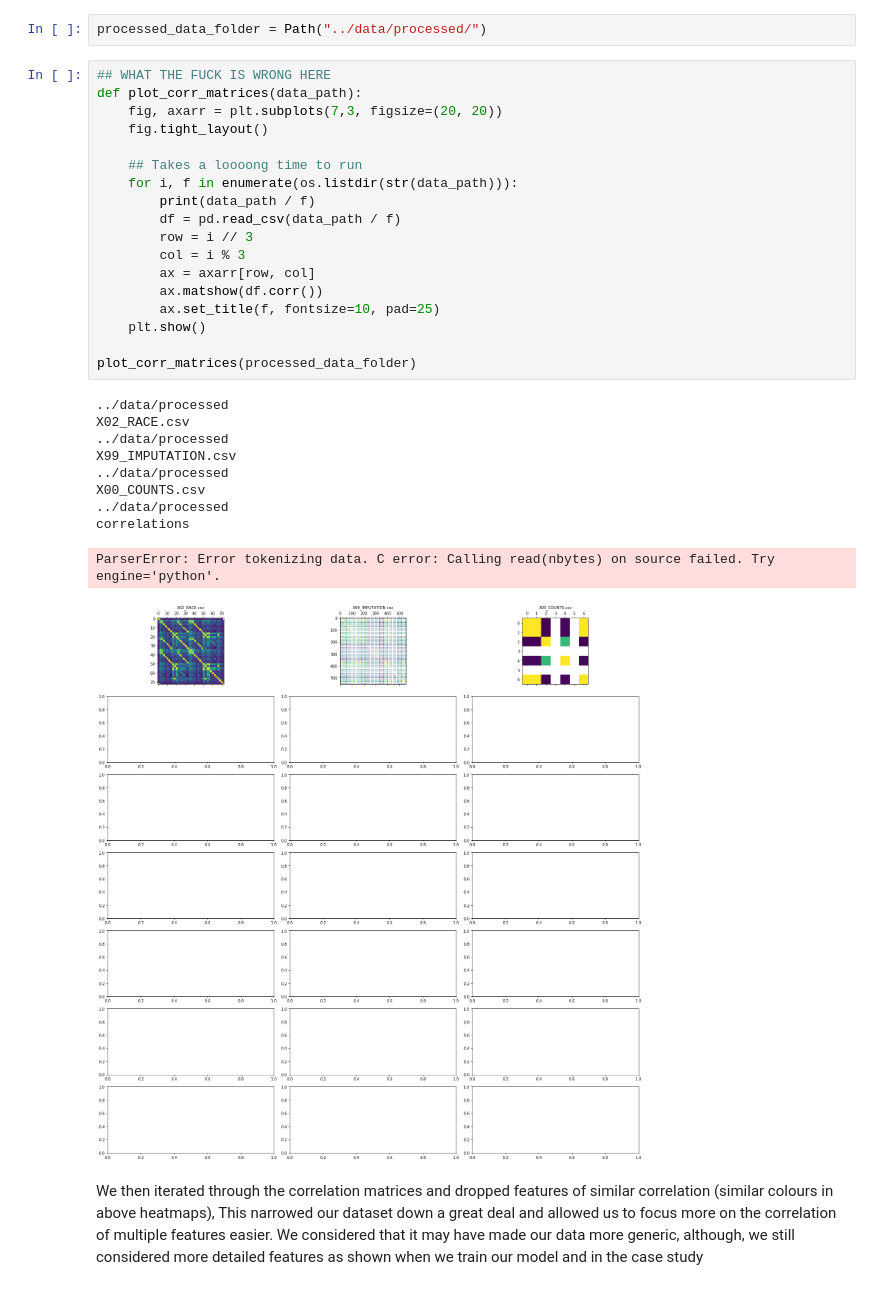
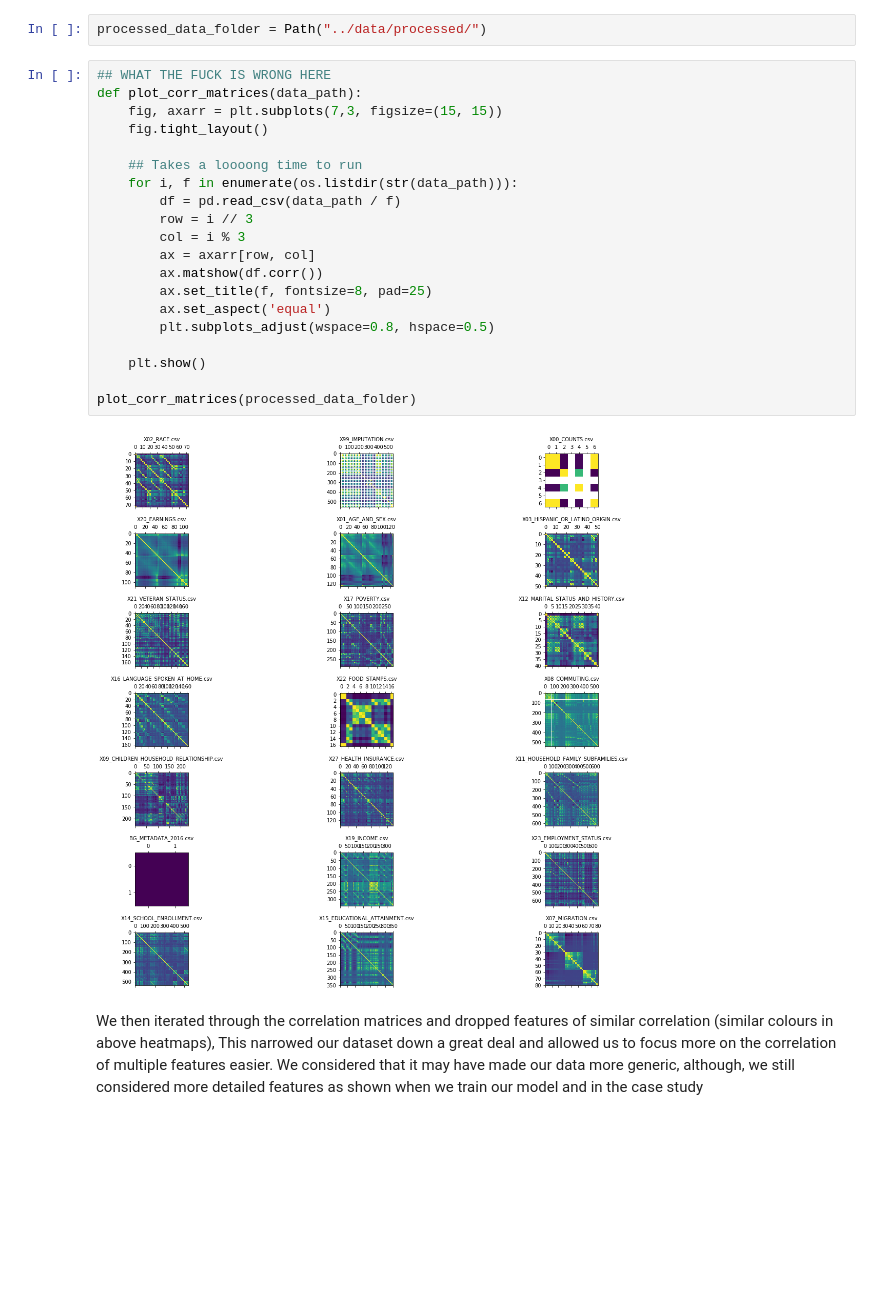
Before and after one commit to Tiger-Cross/AIHack18, a Jupyter notebook: notebooks/report.ipynb, the cells around one changed output. Saved outputs shown, nothing was run; the diff lists cells and outputs as text; blank space fills up the shorter version.

```diff
--- a/notebooks/report.ipynb
+++ b/notebooks/report.ipynb
@@ -241,32 +241,25 @@ processed_data_folder = Path("../data/processed/")
 # %%
 ## WHAT THE FUCK IS WRONG HERE
 def plot_corr_matrices(data_path):
-    fig, axarr = plt.subplots(7,3, figsize=(20, 20))
+    fig, axarr = plt.subplots(7,3, figsize=(15, 15))
     fig.tight_layout()
 
     ## Takes a loooong time to run
     for i, f in enumerate(os.listdir(str(data_path))):
-        print(data_path / f)
         df = pd.read_csv(data_path / f)
         row = i // 3
         col = i % 3
         ax = axarr[row, col]
         ax.matshow(df.corr())
-        ax.set_title(f, fontsize=10, pad=25)
+        ax.set_title(f, fontsize=8, pad=25)
+        ax.set_aspect('equal')
+        plt.subplots_adjust(wspace=0.8, hspace=0.5)
+
     plt.show()
 
 plot_corr_matrices(processed_data_folder)
 # %% [output]
-../data/processed
-X02_RACE.csv
-../data/processed
-X99_IMPUTATION.csv
-../data/processed
-X00_COUNTS.csv
-../data/processed
-correlations
-ParserError: Error tokenizing data. C error: Calling read(nbytes) on source failed. Try engine='python'.
-[figure, old version]
+[figure, new version]
 # %% [markdown]
 We then iterated through the correlation matrices and dropped features of similar correlation (similar colours in above heatmaps), This narrowed our dataset down a great deal and allowed us to focus more on the correlation of multiple features easier. We considered that it may have made our data more generic, although, we still considered more detailed features as shown when we train our model and in the case study
 # %% [markdown]
```
Also changed, not shown: parts of 7 cells of this notebook, 7 other files.
